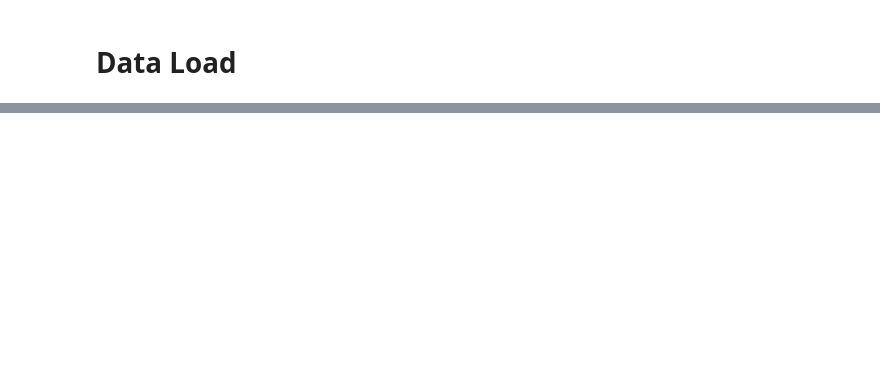
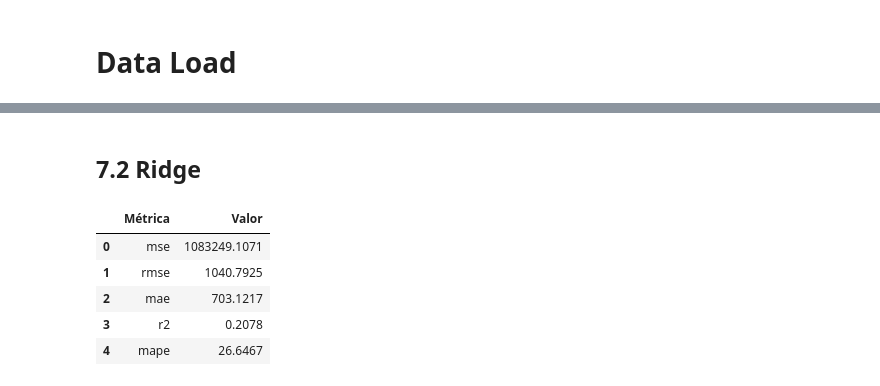
Before and after one commit to Thalesh7991/delivery_fast, a Jupyter notebook: notebooks/Ciclo 0.ipynb, the cells around one changed output, grey strips where cells are left out. Cells and saved outputs as stored; diff of their text form; code cells hidden in the pictures; blank space fills up the shorter version.

```diff
--- a/notebooks/Ciclo 0.ipynb
+++ b/notebooks/Ciclo 0.ipynb
@@ -40,0 +251,24 @@ df
+# %% [markdown]
+## 7.2 Ridge
+# %%
+from sklearn.linear_model import Ridge
+
+#model definition
+rd_model = Ridge()
+
+# model train
+rd_model.fit(X_train, y_train)
+
+# model predict
+y_pred_rd = rd_model.predict(X_valid)
+
+# Model Evaluation
+df_result_rd = regression_metrics(y_valid, y_pred_rd)
+df_result_rd
+# %% [output]
+|  | Métrica | Valor |
+| 0 | mse | 1083249.1071 |
+| 1 | rmse | 1040.7925 |
+| 2 | mae | 703.1217 |
+| 3 | r2 | 0.2078 |
+| 4 | mape | 26.6467 |
```
Also changed, not shown: parts of 54 cells of this notebook.
